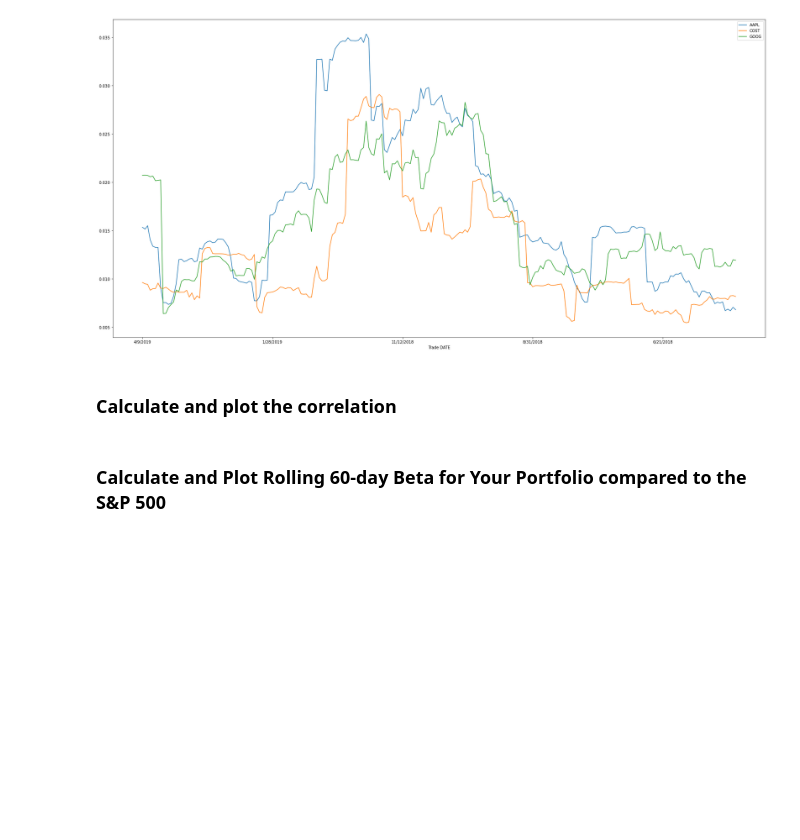
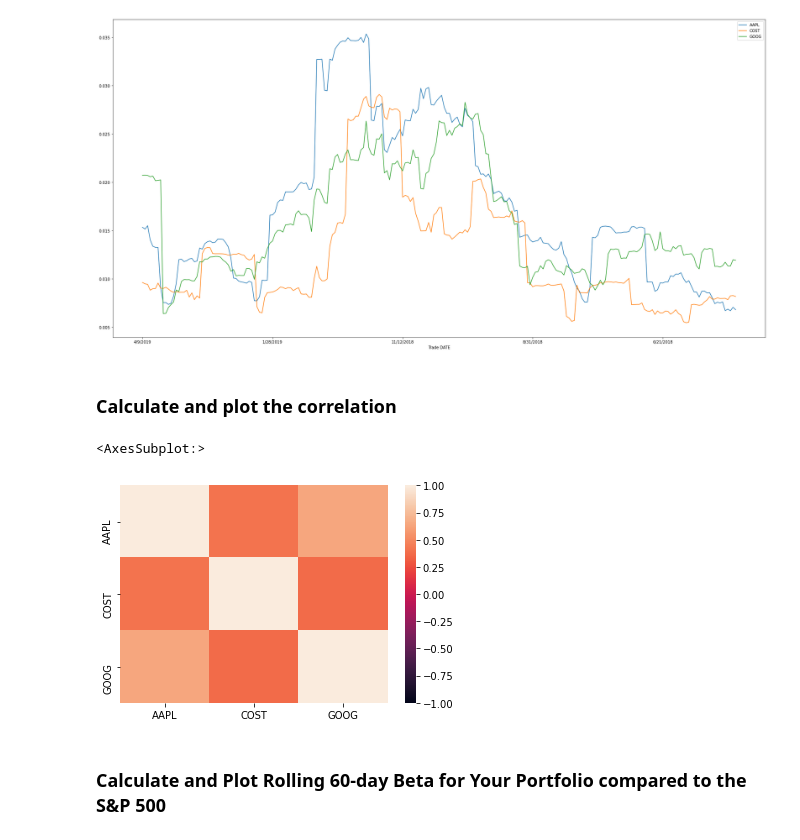
Before and after one commit to OrlandoFuller/A-Whale-Off-the-Portfolio, a Jupyter notebook: whale_analysis.ipynb, the cells around one changed output. Cells and saved outputs as stored; diff of their text form; code cells hidden in the pictures; blank space fills up the shorter version.

```diff
--- a/whale_analysis.ipynb
+++ b/whale_analysis.ipynb
@@ -561,2 +559,14 @@ dly_rtns_21.plot(figsize=(30,15))
+# %%
+# Calculate and plot the correlation
+# Calculate the correlation
+correlation = dly_rtns.corr()
+
+# Display de correlation matrix
+sns.heatmap(correlation, vmin = -1, vmax = 1)
+# cmap = sns.color_palette("coolwarm_r", as_cmap=True)
+# sns.heatmap(correlation, cmap = cmap, vmin = -1, vmax = 1)
+# %% [output]
+<AxesSubplot:>
+[figure, added]
 # %% [markdown]
 ### Calculate and Plot Rolling 60-day Beta for Your Portfolio compared to the S&P 500
```
Also changed, not shown: parts of 7 cells of this notebook.
